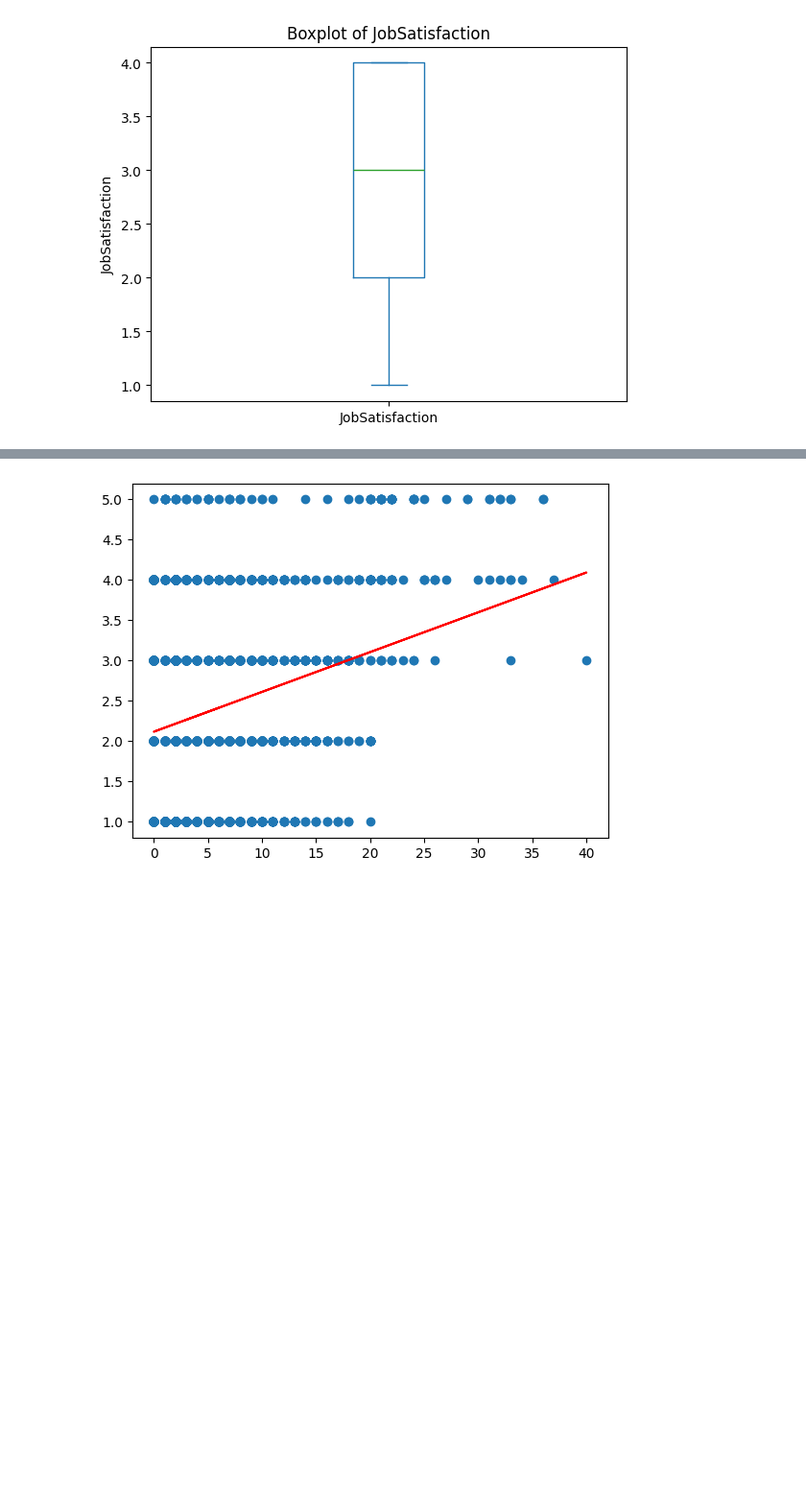
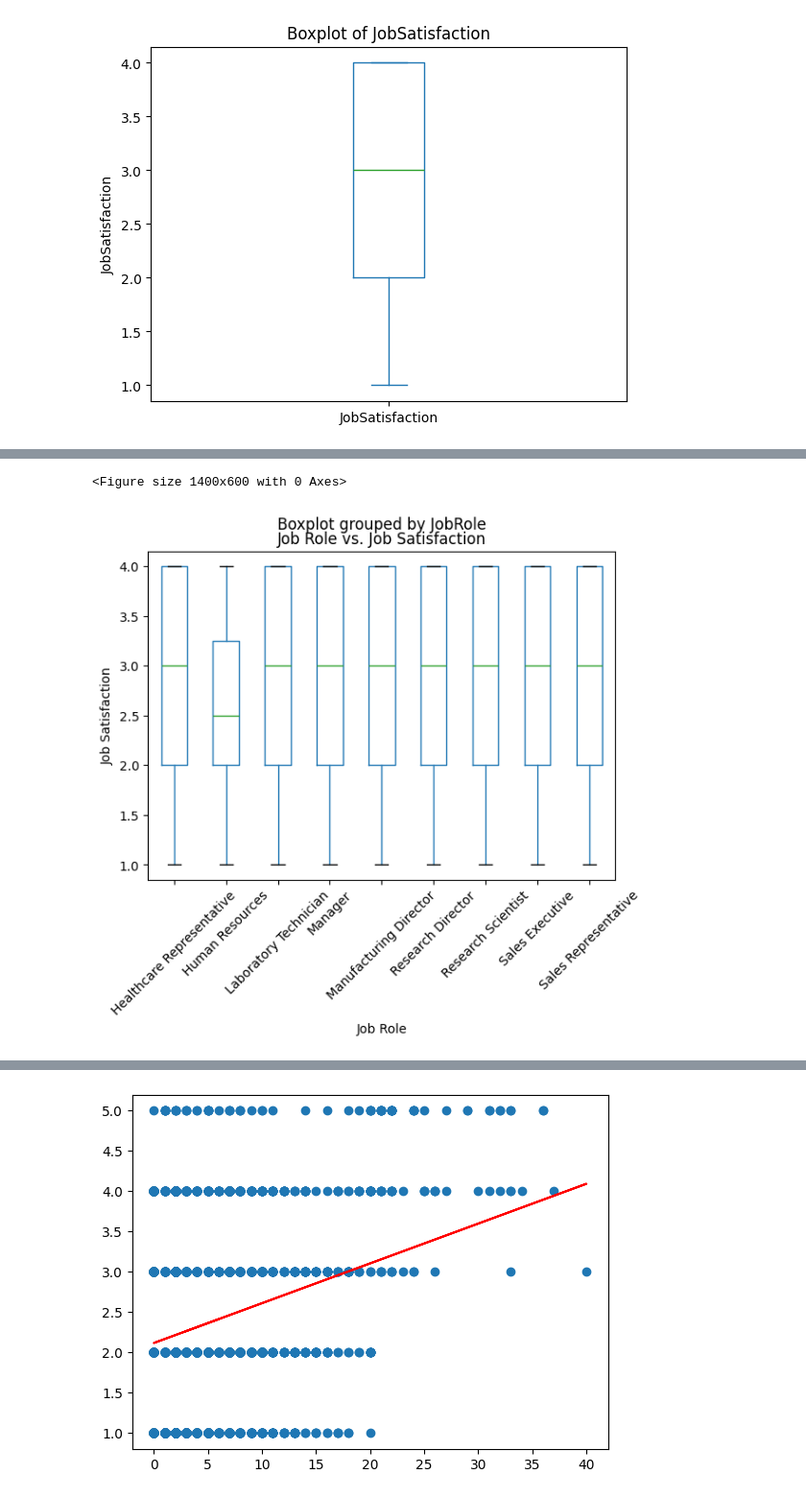
Before and after one commit to CiobanuLorenaG/pythonProject, a Jupyter notebook: proiect.ipynb, the cells around one changed output, grey strips where cells are left out. Shown: that part at 96% size. Drawn from its saved outputs; the diff is of its cells as text; code cells hidden in the pictures; blank space fills up the shorter version.

```diff
--- a/proiect.ipynb
+++ b/proiect.ipynb
@@ -262,0 +422,12 @@ plt.show()
+# %%
+# 2. Job Role vs. Job Satisfaction Box Plot
+plt.figure(figsize=(14, 6))
+dataset.boxplot(column='JobSatisfaction', by='JobRole', grid=False)
+plt.title('Job Role vs. Job Satisfaction')
+plt.xlabel('Job Role')
+plt.ylabel('Job Satisfaction')
+plt.xticks(rotation=45)
+plt.show()
+# %% [output]
+<Figure size 1400x600 with 0 Axes>
+[figure, added]
```
Also changed, not shown: parts of 13 cells of this notebook.
